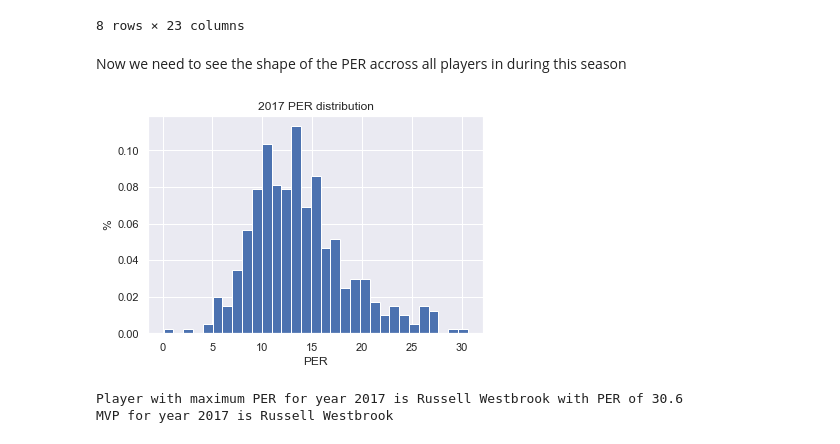
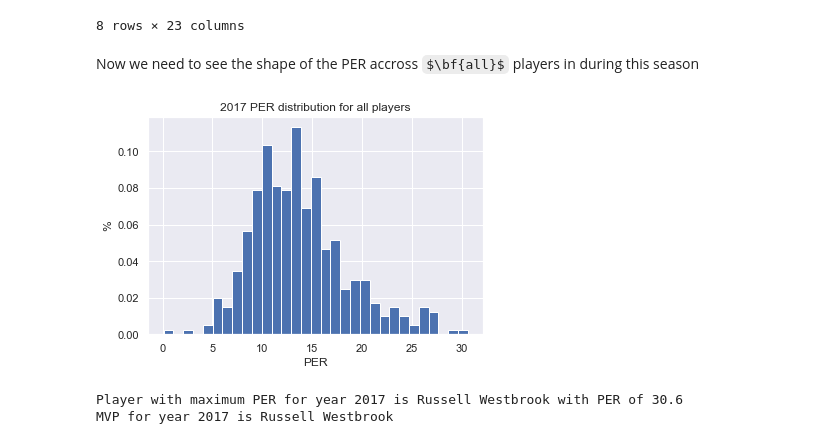
Before and after one commit to guygozlan/SciComPy_NBA, a Jupyter notebook: NBA_ver3.ipynb, the cells around one changed output. Drawn from its saved outputs; the diff is of its cells as text; code cells hidden in the pictures; some formulas as TeX source.

```diff
--- a/NBA_ver3.ipynb
+++ b/NBA_ver3.ipynb
@@ -134,15 +157,15 @@ df.describe()
 | max | 40.000000 | 82.000000 | 3048.000000 | 30.600000 | 0.703000 | 0.870000 | 0.762000 | 17.100000 | 36.200000 | 25.200000 | ... | ... |
 8 rows × 23 columns
 # %% [markdown]
-Now we need to see the shape of the PER accross all players in during this season
+Now we need to see the shape of the PER accross $\bf{all}$ players in during this season
 # %%
 plt.hist(df['PER'], bins=31, density=True)
 plt.xlabel('PER')
 plt.ylabel('%')
-plt.title(f'{year} PER distribution')
+plt.title(f'{year} PER distribution for all players')
 plt.show()
 # %% [output]
-[figure, old version]
+[figure, new version]
 # %%
 max_per = df[df['PER'] == df['PER'].max()].squeeze()
 print('Player with maximum PER for year {} is {} with PER of {}'.format(year, max_per['Player'], max_per['PER']))
```
Also changed, not shown: parts of 78 cells of this notebook.
